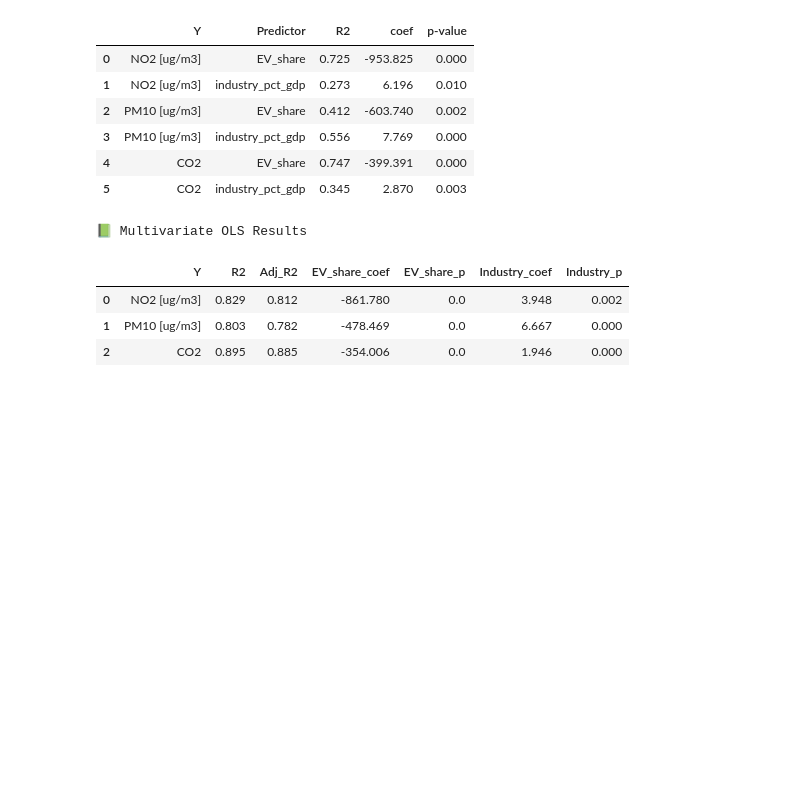
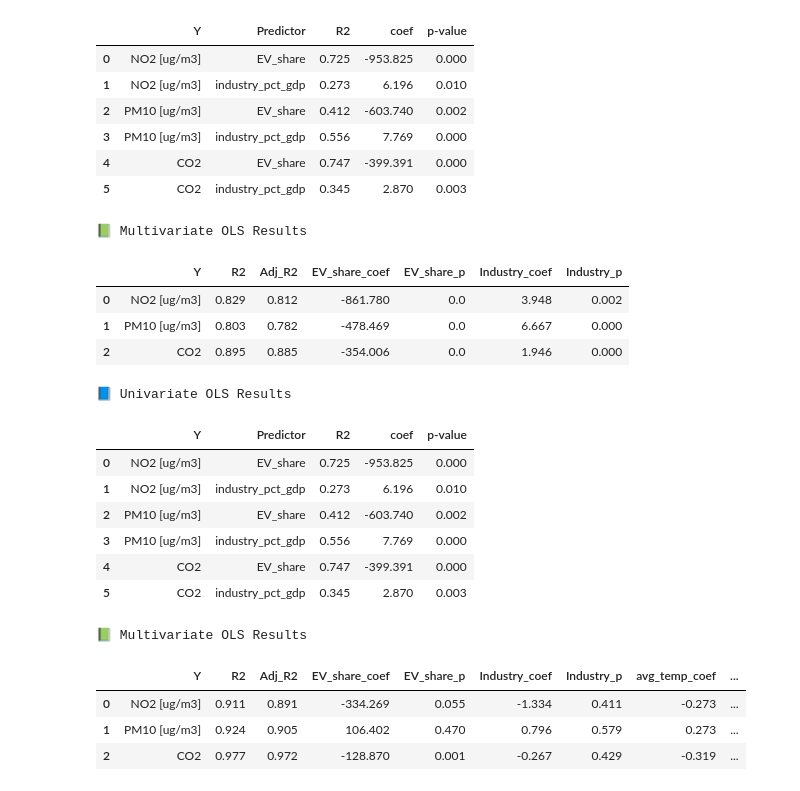
Before and after one commit to ChacoGolden/DSML_EV, a Jupyter notebook: Coef_tables.ipynb, the cells around one changed output. Cells and saved outputs as stored; diff of their text form; code cells hidden in the pictures; blank space fills up the shorter version.

```diff
--- a/Coef_tables.ipynb
+++ b/Coef_tables.ipynb
@@ -245,3 +265,78 @@ display(multivariate_df.round(3))
 | 0 | NO2 [ug/m3] | 0.829 | 0.812 | -861.780 | 0.0 | 3.948 | 0.002 |
 | 1 | PM10 [ug/m3] | 0.803 | 0.782 | -478.469 | 0.0 | 6.667 | 0.000 |
 | 2 | CO2 | 0.895 | 0.885 | -354.006 | 0.0 | 1.946 | 0.000 |
+# %%
+# Dependent variables
+dependent_vars = ['NO2 [ug/m3]', 'PM10 [ug/m3]', 'CO2']
+
+# Store results
+univariate_results = []
+multivariate_results = []
+
+for y_var in dependent_vars:
+    df_clean = merged_df[[y_var, 'EV_share', 'industry_pct_gdp','avg_temp', 'log_population']].dropna()
+    Y = df_clean[y_var]
+
+    # Univariate: EV_share
+    X1 = sm.add_constant(df_clean['EV_share'])
+    model1 = sm.OLS(Y, X1).fit()
+    univariate_results.append({
+        'Y': y_var,
+        'Predictor': 'EV_share',
+        'R2': model1.rsquared,
+        'coef': model1.params['EV_share'],
+        'p-value': model1.pvalues['EV_share']
+    })
+
+    # Univariate: industry_pct_gdp
+    X2 = sm.add_constant(df_clean['industry_pct_gdp'])
+    model2 = sm.OLS(Y, X2).fit()
+    univariate_results.append({
+        'Y': y_var,
+        'Predictor': 'industry_pct_gdp',
+        'R2': model2.rsquared,
+        'coef': model2.params['industry_pct_gdp'],
+        'p-value': model2.pvalues['industry_pct_gdp']
+    })
+
+    # Multivariate: EV_share + industry_pct_gdp + log_population + avg_temp
+    X3 = sm.add_constant(df_clean[['EV_share', 'log_population', 'industry_pct_gdp', 'avg_temp']])
+    model3 = sm.OLS(Y, X3).fit()
+    multivariate_results.append({
+        'Y': y_var,
+        'R2': model3.rsquared,
+        'Adj_R2': model3.rsquared_adj,
+        'EV_share_coef': model3.params['EV_share'],
+        'EV_share_p': model3.pvalues['EV_share'],
+        'Industry_coef': model3.params['industry_pct_gdp'],
+        'Industry_p': model3.pvalues['industry_pct_gdp'],
+        'avg_temp_coef': model3.params['avg_temp'],
+        'avg_temp_p': model3.pvalues['avg_temp'],
+        'log_population_coef': model3.params['log_population'],
+        'log_population_p': model3.pvalues['log_population']
+    })
+
+# Create dataframes
+univariate_df = pd.DataFrame(univariate_results)
+multivariate_df = pd.DataFrame(multivariate_results)
+
+# Display results
+print("📘 Univariate OLS Results")
+display(univariate_df.round(3))
+
+print("\n📗 Multivariate OLS Results")
+display(multivariate_df.round(3))
+# %% [output]
+📘 Univariate OLS Results
+|  | Y | Predictor | R2 | coef | p-value |
+| 0 | NO2 [ug/m3] | EV_share | 0.725 | -953.825 | 0.000 |
+| 1 | NO2 [ug/m3] | industry_pct_gdp | 0.273 | 6.196 | 0.010 |
+| 2 | PM10 [ug/m3] | EV_share | 0.412 | -603.740 | 0.002 |
+| 3 | PM10 [ug/m3] | industry_pct_gdp | 0.556 | 7.769 | 0.000 |
+| 4 | CO2 | EV_share | 0.747 | -399.391 | 0.000 |
+| 5 | CO2 | industry_pct_gdp | 0.345 | 2.870 | 0.003 |
+📗 Multivariate OLS Results
+|  | Y | R2 | Adj_R2 | EV_share_coef | EV_share_p | Industry_coef | Industry_p | avg_temp_coef | ... |
+| 0 | NO2 [ug/m3] | 0.911 | 0.891 | -334.269 | 0.055 | -1.334 | 0.411 | -0.273 | ... |
+| 1 | PM10 [ug/m3] | 0.924 | 0.905 | 106.402 | 0.470 | 0.796 | 0.579 | 0.273 | ... |
+| 2 | CO2 | 0.977 | 0.972 | -128.870 | 0.001 | -0.267 | 0.429 | -0.319 | ... |
```
Also changed, not shown: parts of 5 cells of this notebook.
